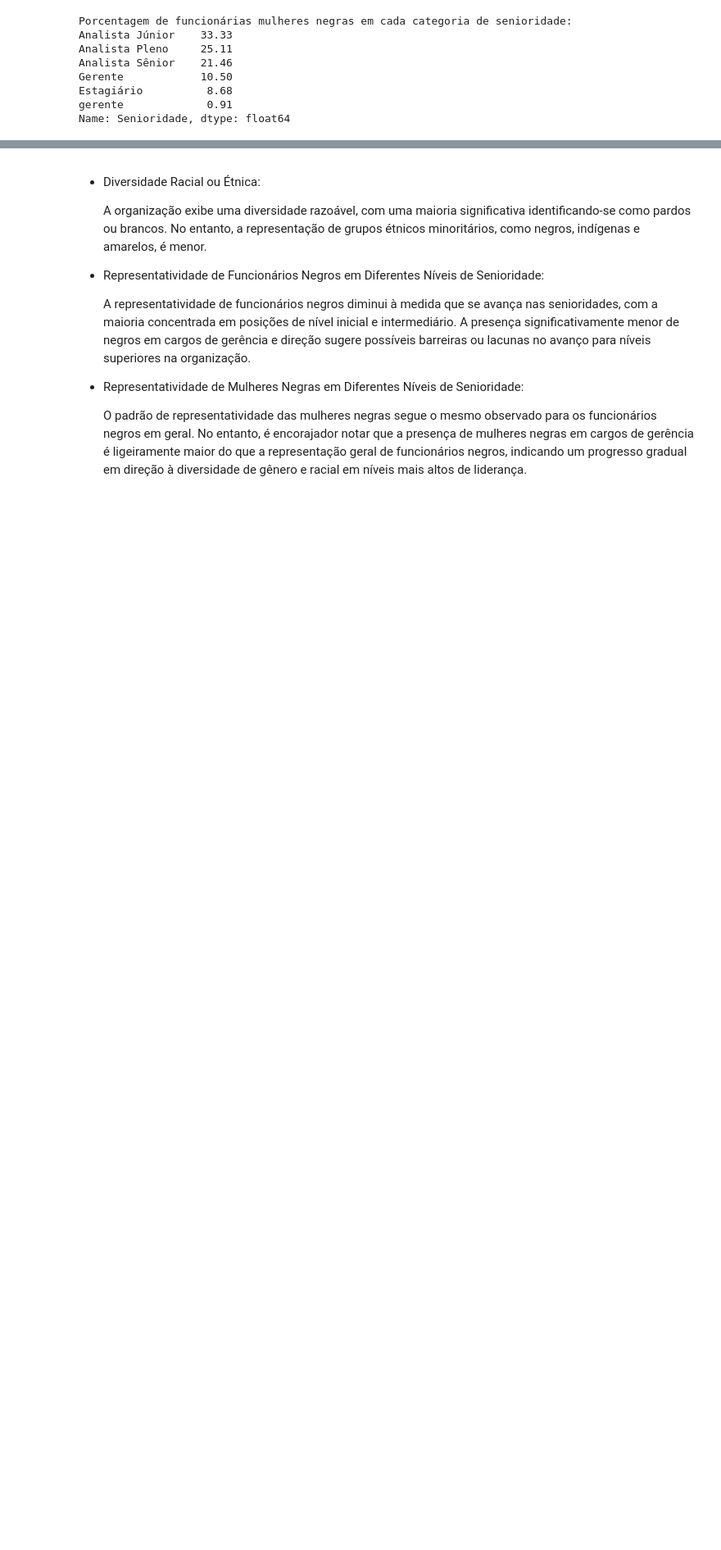
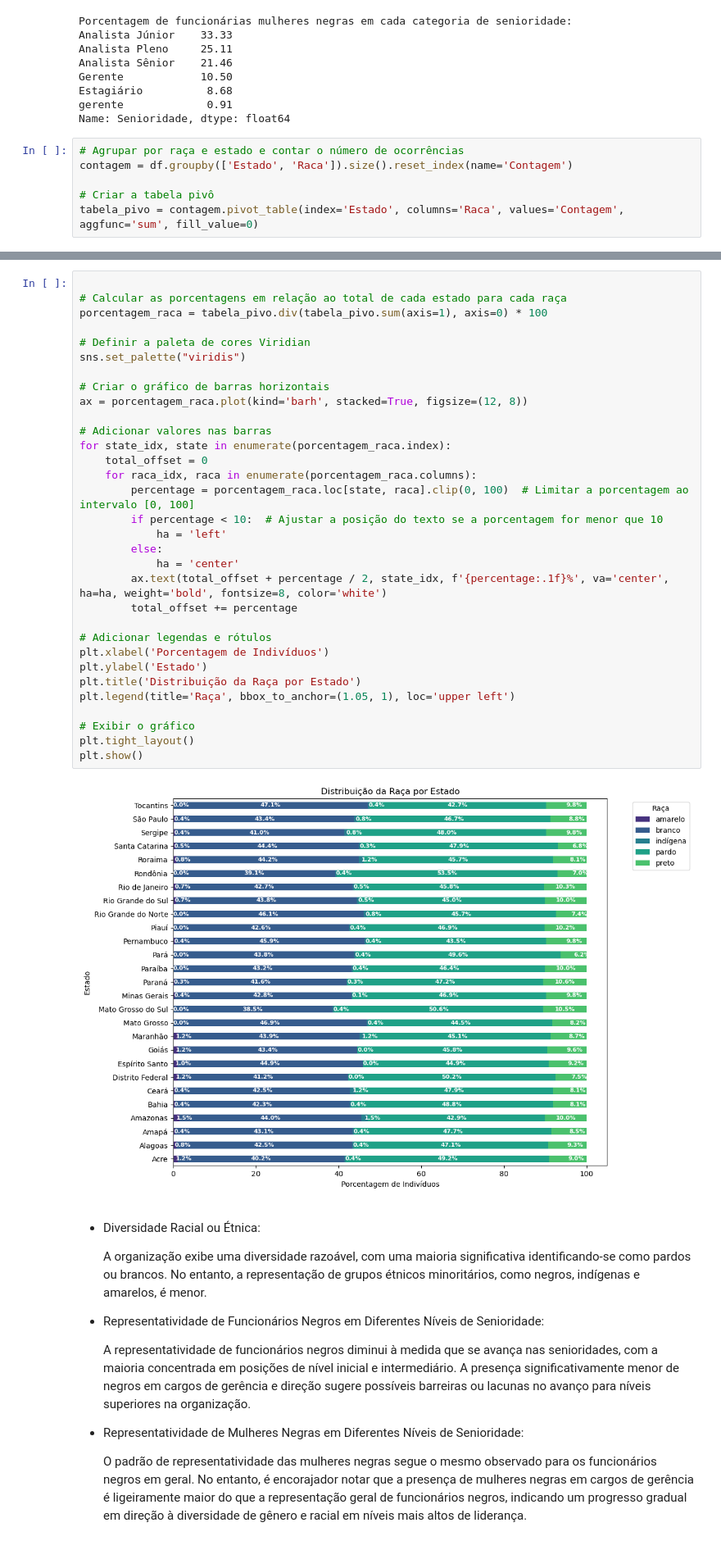
Before and after one commit to pedrolustosab/AdaHack-Dados, a Jupyter notebook: Análise Exploratória.ipynb, the cells around one changed output, grey strips where cells are left out. Shown at 82% size. Cells and saved outputs as stored; diff of their text form; blank space fills up the shorter version.

Commit message:
add gráfico raça x estado
gráfico de distribuição da Raça por Estado

```diff
--- a/Análise Exploratória.ipynb
+++ b/Análise Exploratória.ipynb
@@ -223,3 +220,9 @@ Gerente            10.50
 Estagiário          8.68
 gerente             0.91
 Name: Senioridade, dtype: float64
+# %%
+# Agrupar por raça e estado e contar o número de ocorrências
+contagem = df.groupby(['Estado', 'Raca']).size().reset_index(name='Contagem')
+
+# Criar a tabela pivô
+tabela_pivo = contagem.pivot_table(index='Estado', columns='Raca', values='Contagem', aggfunc='sum', fill_value=0)
@@ -226,3 +242,37 @@ Name: Senioridade, dtype: float64
+# %%
+
+# Calcular as porcentagens em relação ao total de cada estado para cada raça
+porcentagem_raca = tabela_pivo.div(tabela_pivo.sum(axis=1), axis=0) * 100
+
+# Definir a paleta de cores Viridian
+sns.set_palette("viridis")
+
+# Criar o gráfico de barras horizontais
+ax = porcentagem_raca.plot(kind='barh', stacked=True, figsize=(12, 8))
+
+# Adicionar valores nas barras
+for state_idx, state in enumerate(porcentagem_raca.index):
+    total_offset = 0
+    for raca_idx, raca in enumerate(porcentagem_raca.columns):
+        percentage = porcentagem_raca.loc[state, raca].clip(0, 100)  # Limitar a porcentagem ao intervalo [0, 100]
+        if percentage < 10:  # Ajustar a posição do texto se a porcentagem for menor que 10
+            ha = 'left'
+        else:
+            ha = 'center'
+        ax.text(total_offset + percentage / 2, state_idx, f'{percentage:.1f}%', va='center', ha=ha, weight='bold', fontsize=8, color='white')
+        total_offset += percentage
+
+# Adicionar legendas e rótulos
+plt.xlabel('Porcentagem de Indivíduos')
+plt.ylabel('Estado')
+plt.title('Distribuição da Raça por Estado')
+plt.legend(title='Raça', bbox_to_anchor=(1.05, 1), loc='upper left')
+
+# Exibir o gráfico
+plt.tight_layout()
+plt.show()
+# %% [output]
+[figure, added]
 # %% [markdown]
 - Diversidade Racial ou Étnica:
 
```
Also changed, not shown: parts of 2 cells of this notebook.
